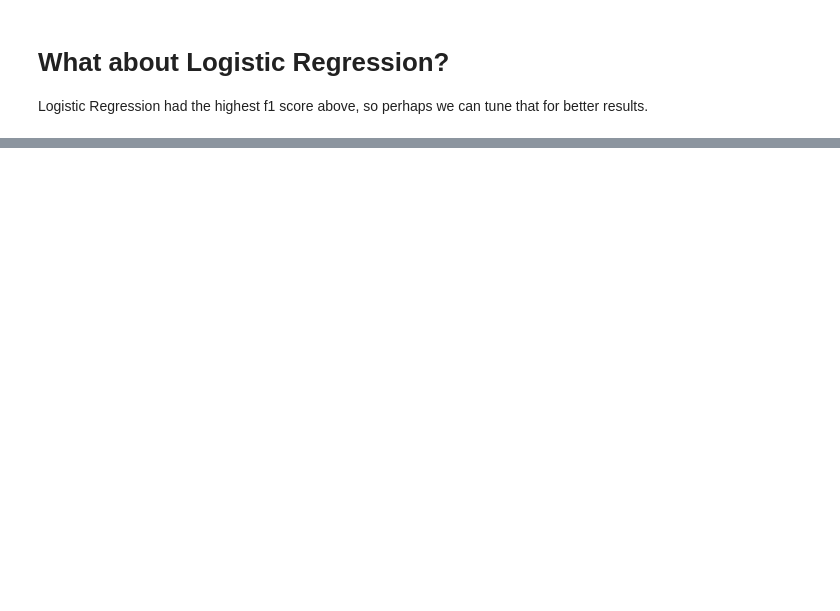
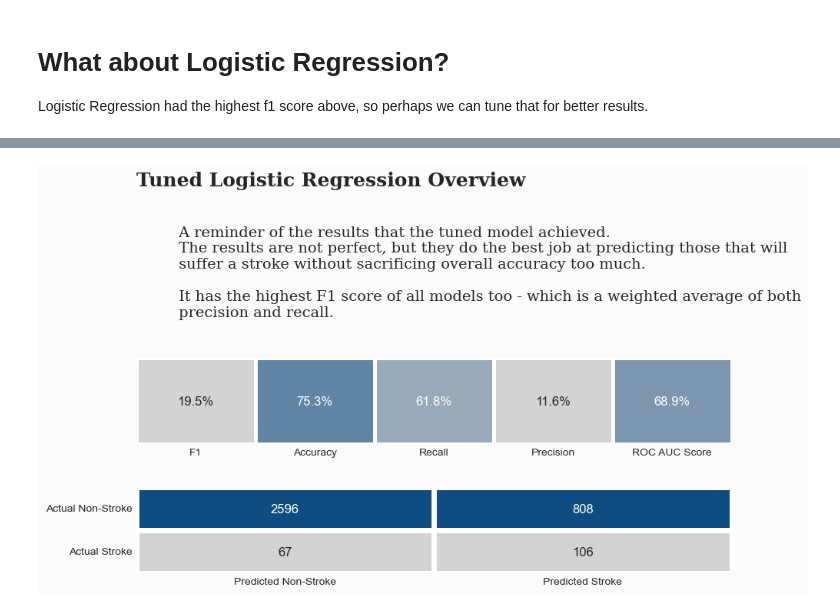
Before and after one commit to wesonga/Stroke_Prediction, a Jupyter notebook: Prediction.ipynb, the cells around one changed output, grey strips where cells are left out. Saved outputs shown, nothing was run; the diff lists cells and outputs as text; code cells hidden in the pictures; blank space fills up the shorter version.

```diff
--- a/Prediction.ipynb
+++ b/Prediction.ipynb
@@ -974,0 +1334,48 @@ Logistic Regression had the highest f1 score above, so perhaps we can tune that
+# %%
+# Define colors for the heatmap
+colors = ["lightgray", "lightgray", "#0f4c81"]
+colormap = matplotlib.colors.LinearSegmentedColormap.from_list("", colors)
+
+# Set background color
+background_color = "#fbfbfb"
+
+# Create a figure and subplots
+fig = plt.figure(figsize=(10, 8))
+gs = fig.add_gridspec(4, 2)
+gs.update(wspace=0.1, hspace=0.5)
+ax0 = fig.add_subplot(gs[0, :])
+ax1 = fig.add_subplot(gs[1, :])
+
+# Set axes background color
+ax0.set_facecolor(background_color)
+ax1.set_facecolor(background_color)
+
+# Heatmap for Tuned Logistic Regression Overview
+sns.heatmap(lr_df.T, cmap=colormap, annot=True, fmt=".1%", vmin=0, vmax=0.95, yticklabels='', linewidths=2.5, cbar=False, ax=ax0, annot_kws={"fontsize": 12})
+fig.patch.set_facecolor(background_color)  # figure background color
+ax0.set_facecolor(background_color)
+ax1.set_facecolor(background_color)
+
+# Text annotations for the Tuned Logistic Regression Overview
+ax0.text(0, -2, 'Tuned Logistic Regression Overview', fontsize=18, fontweight='bold', fontfamily='serif')
+ax0.text(0, -0.3,
+         '''
+         A reminder of the results that the tuned model achieved.
+         The results are not perfect, but they do the best job at predicting those that will
+         suffer a stroke without sacrificing overall accuracy too much.
+
+         It has the highest F1 score of all models too - which is a weighted average of both
+         precision and recall.
+         ''', fontsize=14, fontfamily='serif')
+ax0.tick_params(axis=u'both', which=u'both', length=0)
+
+# Heatmap for Confusion Matrix of Tuned Logistic Regression
+sns.heatmap(logreg_cm, cmap=colormap, annot=True, fmt="d", linewidths=5, cbar=False, ax=ax1,
+            yticklabels=['Actual Non-Stroke', 'Actual Stroke'], vmax=500, vmin=0, xticklabels=['Predicted Non-Stroke', 'Predicted Stroke'], annot_kws={"fontsize": 12})
+ax0.tick_params(axis=u'both', which=u'both', length=0)
+ax1.tick_params(axis=u'both', which=u'both', length=0)
+
+# Display the plot
+plt.show()
+# %% [output]
+[figure, added]
```
Also changed, not shown: parts of 38 cells of this notebook.
